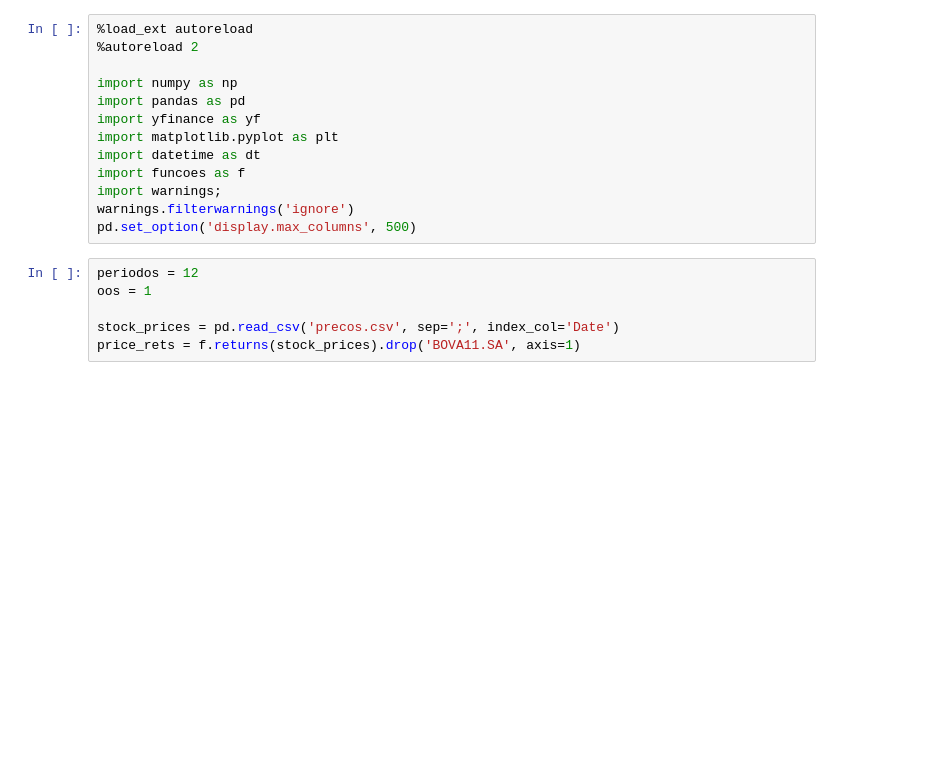
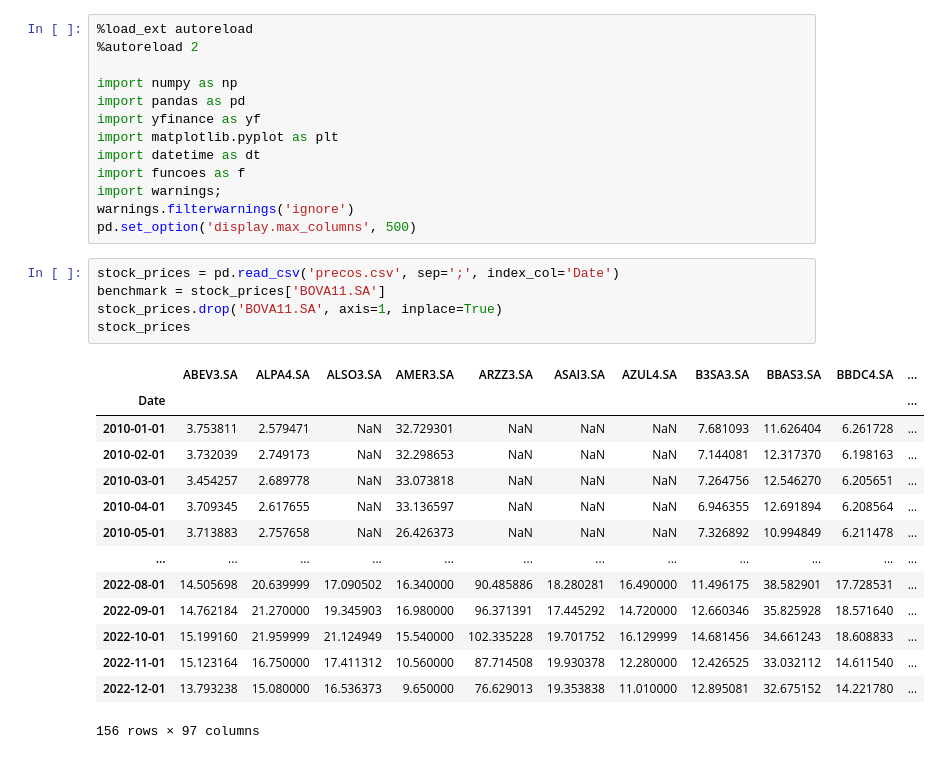
Before and after one commit to colantuono/ml-asset-allocation, a Jupyter notebook: naive_base_portfolios.ipynb, the cells around one changed output. Saved outputs shown, nothing was run; the diff lists cells and outputs as text; blank space fills up the shorter version.

```diff
--- a/naive_base_portfolios.ipynb
+++ b/naive_base_portfolios.ipynb
@@ -12,8 +14,22 @@ import warnings;
 warnings.filterwarnings('ignore')
 pd.set_option('display.max_columns', 500)
 # %%
-periodos = 12
-oos = 1
-
 stock_prices = pd.read_csv('precos.csv', sep=';', index_col='Date')
-price_rets = f.returns(stock_prices).drop('BOVA11.SA', axis=1)
+benchmark = stock_prices['BOVA11.SA']
+stock_prices.drop('BOVA11.SA', axis=1, inplace=True)
+stock_prices
+# %% [output]
+|  | ABEV3.SA | ALPA4.SA | ALSO3.SA | AMER3.SA | ARZZ3.SA | ASAI3.SA | AZUL4.SA | B3SA3.SA | BBAS3.SA | BBDC4.SA | ... |
+| Date |  |  |  |  |  |  |  |  |  |  | ... |
+| 2010-01-01 | 3.753811 | 2.579471 | NaN | 32.729301 | NaN | NaN | NaN | 7.681093 | 11.626404 | 6.261728 | ... |
+| 2010-02-01 | 3.732039 | 2.749173 | NaN | 32.298653 | NaN | NaN | NaN | 7.144081 | 12.317370 | 6.198163 | ... |
+| 2010-03-01 | 3.454257 | 2.689778 | NaN | 33.073818 | NaN | NaN | NaN | 7.264756 | 12.546270 | 6.205651 | ... |
+| 2010-04-01 | 3.709345 | 2.617655 | NaN | 33.136597 | NaN | NaN | NaN | 6.946355 | 12.691894 | 6.208564 | ... |
+| 2010-05-01 | 3.713883 | 2.757658 | NaN | 26.426373 | NaN | NaN | NaN | 7.326892 | 10.994849 | 6.211478 | ... |
+| ... | ... | ... | ... | ... | ... | ... | ... | ... | ... | ... | ... |
+| 2022-08-01 | 14.505698 | 20.639999 | 17.090502 | 16.340000 | 90.485886 | 18.280281 | 16.490000 | 11.496175 | 38.582901 | 17.728531 | ... |
+| 2022-09-01 | 14.762184 | 21.270000 | 19.345903 | 16.980000 | 96.371391 | 17.445292 | 14.720000 | 12.660346 | 35.825928 | 18.571640 | ... |
+| 2022-10-01 | 15.199160 | 21.959999 | 21.124949 | 15.540000 | 102.335228 | 19.701752 | 16.129999 | 14.681456 | 34.661243 | 18.608833 | ... |
+| 2022-11-01 | 15.123164 | 16.750000 | 17.411312 | 10.560000 | 87.714508 | 19.930378 | 12.280000 | 12.426525 | 33.032112 | 14.611540 | ... |
+| 2022-12-01 | 13.793238 | 15.080000 | 16.536373 | 9.650000 | 76.629013 | 19.353838 | 11.010000 | 12.895081 | 32.675152 | 14.221780 | ... |
+156 rows × 97 columns
```
Also changed, not shown: parts of 6 cells of this notebook, 2 other files.
